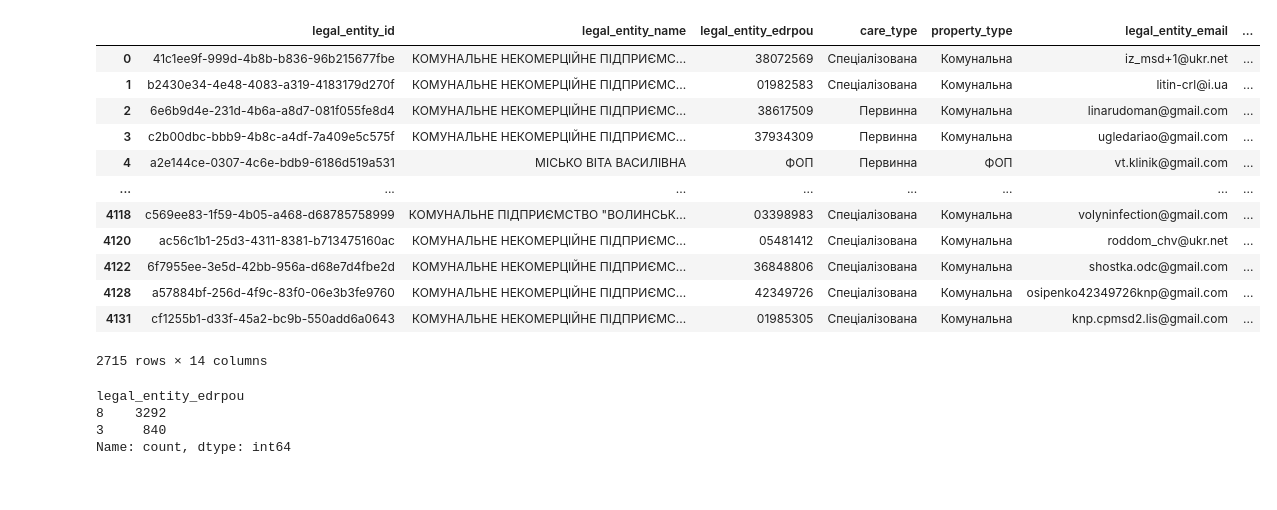
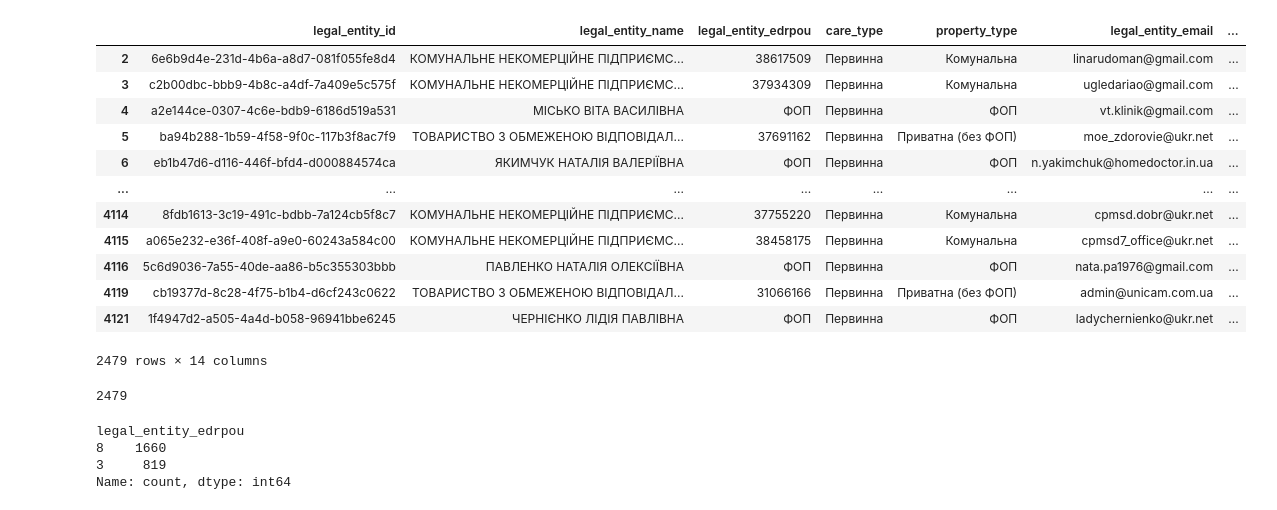
Before and after one commit to NonPersistentMind/VacPlanner, a Jupyter notebook: test_facilities_presence.ipynb, the cells around one changed output. Drawn from its saved outputs; the diff is of its cells as text; code cells hidden in the pictures.

```diff
--- a/test_facilities_presence.ipynb
+++ b/test_facilities_presence.ipynb
@@ -4,28 +6,32 @@ from utils import *
 # %%
 test_df = pd.read_excel('Data/Auxillary/Список закладів.xlsx', skiprows=1)
 test_df['legal_entity_edrpou'] = test_df['legal_entity_edrpou'].apply(lambda x: x if (x is pd.NA or x == 'ФОП') else str(x).rjust(8, '0'))
-test_df = test_df.drop_duplicates('legal_entity_edrpou')
+test_df = test_df[test_df['care_type']=='Первинна']
 test_df
 # %% [output]
 |  | legal_entity_id | legal_entity_name | legal_entity_edrpou | care_type | property_type | legal_entity_email | ... |
-| 0 | 41c1ee9f-999d-4b8b-b836-96b215677fbe | КОМУНАЛЬНЕ НЕКОМЕРЦІЙНЕ ПІДПРИЄМС... | 38072569 | Спеціалізована | Комунальна | iz_msd+1@ukr.net | ... |
-| 1 | b2430e34-4e48-4083-a319-4183179d270f | КОМУНАЛЬНЕ НЕКОМЕРЦІЙНЕ ПІДПРИЄМС... | 01982583 | Спеціалізована | Комунальна | litin-crl@i.ua | ... |
 | 2 | 6e6b9d4e-231d-4b6a-a8d7-081f055fe8d4 | КОМУНАЛЬНЕ НЕКОМЕРЦІЙНЕ ПІДПРИЄМС... | 38617509 | Первинна | Комунальна | linarudoman@gmail.com | ... |
 | 3 | c2b00dbc-bbb9-4b8c-a4df-7a409e5c575f | КОМУНАЛЬНЕ НЕКОМЕРЦІЙНЕ ПІДПРИЄМС... | 37934309 | Первинна | Комунальна | ugledariao@gmail.com | ... |
 | 4 | a2e144ce-0307-4c6e-bdb9-6186d519a531 | МІСЬКО ВІТА ВАСИЛІВНА | ФОП | Первинна | ФОП | vt.klinik@gmail.com | ... |
+| 5 | ba94b288-1b59-4f58-9f0c-117b3f8ac7f9 | ТОВАРИСТВО З ОБМЕЖЕНОЮ ВІДПОВІДАЛ... | 37691162 | Первинна | Приватна (без ФОП) | moe_zdorovie@ukr.net | ... |
+| 6 | eb1b47d6-d116-446f-bfd4-d000884574ca | ЯКИМЧУК НАТАЛІЯ ВАЛЕРІЇВНА | ФОП | Первинна | ФОП | n.yakimchuk@homedoctor.in.ua | ... |
 | ... | ... | ... | ... | ... | ... | ... | ... |
-| 4118 | c569ee83-1f59-4b05-a468-d68785758999 | КОМУНАЛЬНЕ ПІДПРИЄМСТВО "ВОЛИНСЬК... | 03398983 | Спеціалізована | Комунальна | volyninfection@gmail.com | ... |
-| 4120 | ac56c1b1-25d3-4311-8381-b713475160ac | КОМУНАЛЬНЕ НЕКОМЕРЦІЙНЕ ПІДПРИЄМС... | 05481412 | Спеціалізована | Комунальна | roddom_chv@ukr.net | ... |
-| 4122 | 6f7955ee-3e5d-42bb-956a-d68e7d4fbe2d | КОМУНАЛЬНЕ НЕКОМЕРЦІЙНЕ ПІДПРИЄМС... | 36848806 | Спеціалізована | Комунальна | shostka.odc@gmail.com | ... |
-| 4128 | a57884bf-256d-4f9c-83f0-06e3b3fe9760 | КОМУНАЛЬНЕ НЕКОМЕРЦІЙНЕ ПІДПРИЄМС... | 42349726 | Спеціалізована | Комунальна | osipenko42349726knp@gmail.com | ... |
-| 4131 | cf1255b1-d33f-45a2-bc9b-550add6a0643 | КОМУНАЛЬНЕ НЕКОМЕРЦІЙНЕ ПІДПРИЄМС... | 01985305 | Спеціалізована | Комунальна | knp.cpmsd2.lis@gmail.com | ... |
+| 4114 | 8fdb1613-3c19-491c-bdbb-7a124cb5f8c7 | КОМУНАЛЬНЕ НЕКОМЕРЦІЙНЕ ПІДПРИЄМС... | 37755220 | Первинна | Комунальна | cpmsd.dobr@ukr.net | ... |
+| 4115 | a065e232-e36f-408f-a9e0-60243a584c00 | КОМУНАЛЬНЕ НЕКОМЕРЦІЙНЕ ПІДПРИЄМС... | 38458175 | Первинна | Комунальна | cpmsd7_office@ukr.net | ... |
+| 4116 | 5c6d9036-7a55-40de-aa86-b5c355303bbb | ПАВЛЕНКО НАТАЛІЯ ОЛЕКСІЇВНА | ФОП | Первинна | ФОП | nata.pa1976@gmail.com | ... |
+| 4119 | cb19377d-8c28-4f75-b1b4-d6cf243c0622 | ТОВАРИСТВО З ОБМЕЖЕНОЮ ВІДПОВІДАЛ... | 31066166 | Первинна | Приватна (без ФОП) | admin@unicam.com.ua | ... |
+| 4121 | 1f4947d2-a505-4a4d-b058-96941bbe6245 | ЧЕРНІЄНКО ЛІДІЯ ПАВЛІВНА | ФОП | Первинна | ФОП | ladychernienko@ukr.net | ... |
-2715 rows × 14 columns
+2479 rows × 14 columns
+# %%
+test_df['legal_entity_name'].nunique()
+# %% [output]
+2479
 # %%
 test_edrdou_set = set(test_df['legal_entity_edrpou'].unique())
 
 test_df['legal_entity_edrpou'].str.len().value_counts()
 # %% [output]
 legal_entity_edrpou
-8    3292
-3     840
+8    1660
+3     819
 Name: count, dtype: int64
```
Also changed, not shown: parts of 22 cells of this notebook, 26 other files.
